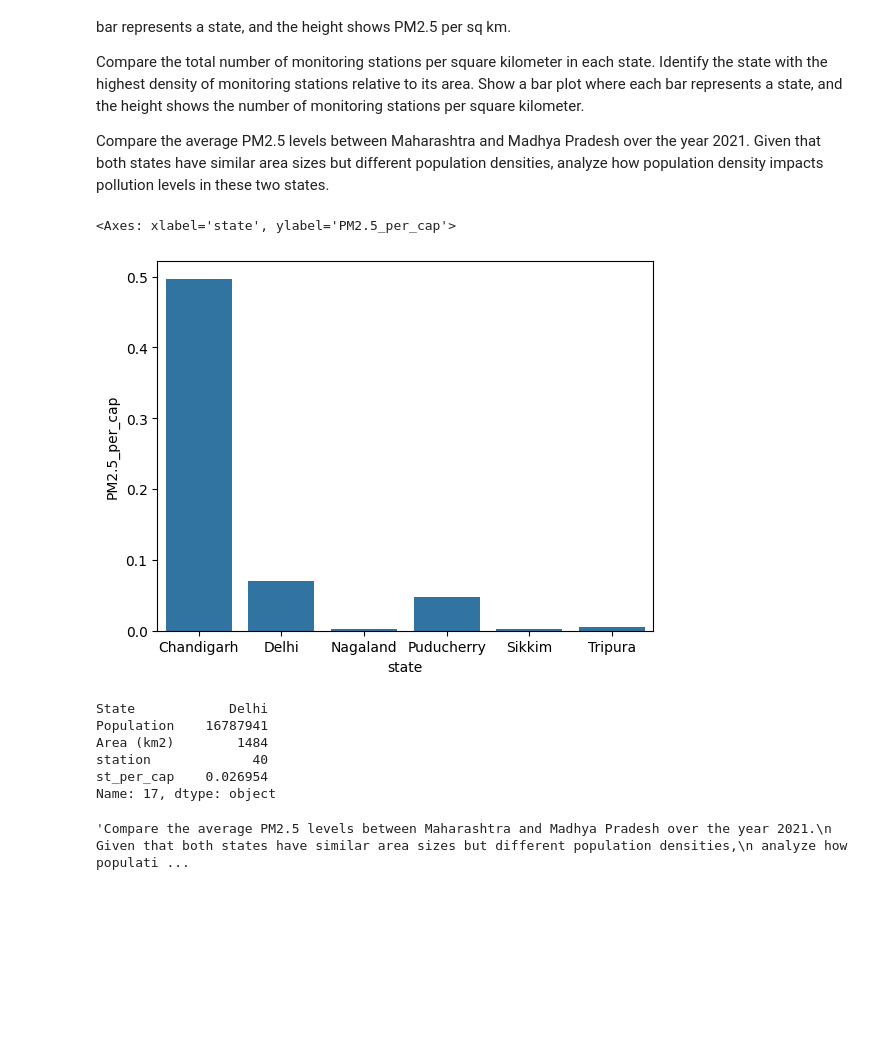
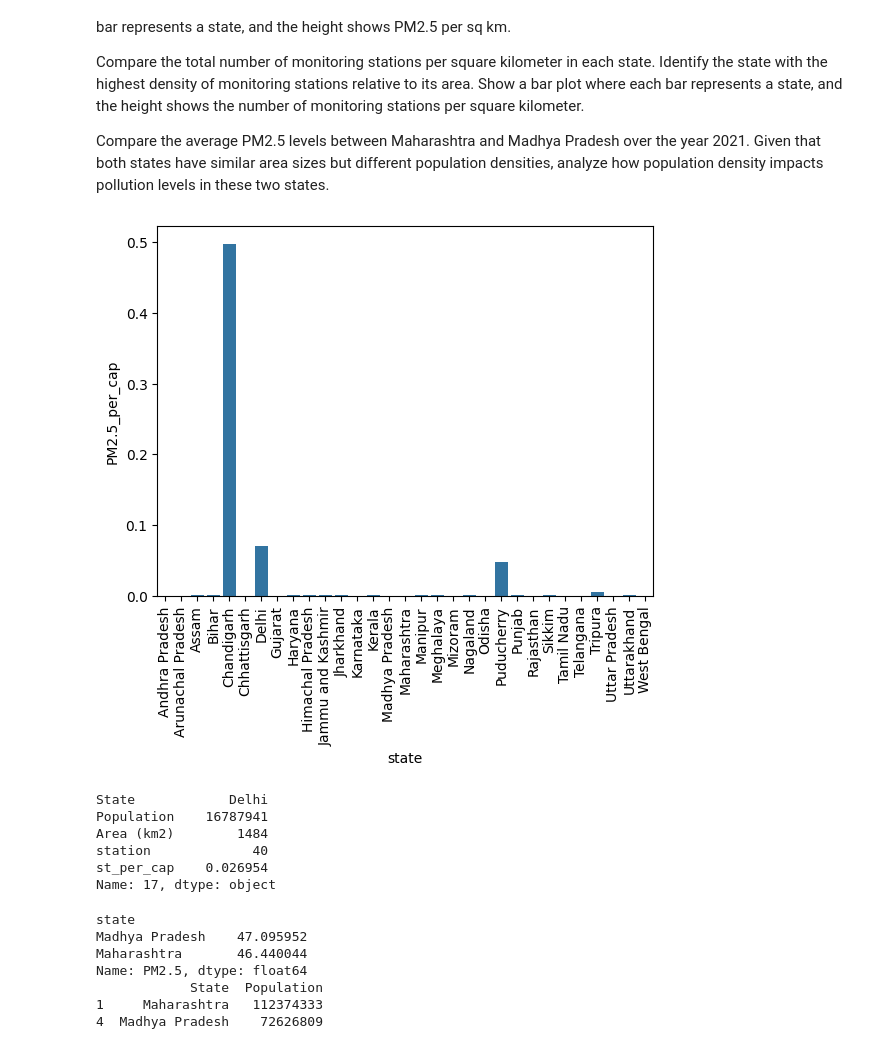
Before and after one commit to ishaank17/PSDV-Grp-ES-114-, a Jupyter notebook: Lab3/Lab3.ipynb, the cells around one changed output. Cells and saved outputs as stored; diff of their text form; code cells hidden in the pictures; blank space fills up the shorter version.

```diff
--- a/Lab3/Lab3.ipynb
+++ b/Lab3/Lab3.ipynb
@@ -7,7 +7,7 @@ import numpy as np
 # %%
 data = pd.read_csv(r"C:\Users\Ishaan\Desktop\DataSet\Data.csv")
 pop_data = pd.read_csv(r"C:\Users\Ishaan\Desktop\DataSet\State_data.csv")
-
+ncap=pd.read_csv(r"C:\Users\Ishaan\Desktop\DataSet\NCAP_Funding.csv")
 szn_grp = {
     12: 'Winter', 1: 'Winter', 2: 'Winter',
     3: 'Summer', 4: 'Summer', 5: 'Summer',
@@ -37,6 +37,9 @@ states=np.sort(data["state"].unique().astype(str))
 stations=np.sort(data["station"].unique().astype(str))
 Date=pd.to_datetime(data["Timestamp"])
 
+pop_data.eval("density = Population / `Area (km2)` ", inplace=True)
+
 data_copy = data #copy of the data for later use if required
+print(pop_data)
 data
 # %% [output]
@@ -325,7 +362,6 @@ X-axis: Population density (people per square kilometer).
 Y-axis: Average PM2.5 concentration.
 Use a scatter plot to show the relationship, where each point represents a state.'''
 
-st_poll['density'] = st_poll['Population'] / st_poll["Area (km2)"]
 a = st_poll.groupby('state')[["density", "PM2.5"]].mean()
 sns.scatterplot(data = a ,x='density', y='PM2.5')
 # %% [output]
@@ -361,21 +397,19 @@ Compare the average PM2.5 levels between Maharashtra and Madhya Pradesh over the
 # %%
 '''
 Which state has the highest PM2.5 concentration per square kilometer? Plot the pollution levels for all states relative to their area.
 X-axis: States.
 Y-axis: PM2.5 concentration per square kilometer.
 Use a bar plot where each bar represents a state, and the height shows PM2.5 per sq km.'''
 
 a = st_poll
 a['PM2.5_per_cap'] = st_poll["PM2.5"] / st_poll["Area (km2)"]
 a = a.groupby('state')["PM2.5_per_cap"].mean()
-c = a.nlargest(7)
-c = c.iloc[-1]
-b = a > c
-a = a[b]
+
 sns.barplot(data=a, )
+plt.xticks(rotation=90)
+plt.show()
 # %% [output]
-<Axes: xlabel='state', ylabel='PM2.5_per_cap'>
-[figure, old version]
+[figure, new version]
 # %%
 '''Compare the total number of monitoring stations per square kilometer in each state.
  Identify the state with the highest density of monitoring stations relative to its area.
@@ -397,5 +431,16 @@ Name: 17, dtype: object
 '''Compare the average PM2.5 levels between Maharashtra and Madhya Pradesh over the year 2021.
  Given that both states have similar area sizes but different population densities,
  analyze how population density impacts pollution levels in these two states.'''
+
+mask=st_poll.Timestamp.dt.year==2021
+ExtractedData=st_poll[mask].query("state == 'Maharashtra' | state =='Madhya Pradesh' ")
+print(ExtractedData.groupby("state")["PM2.5"].mean())
+print(pop_data.query("State == 'Maharashtra' | State =='Madhya Pradesh' ")[["State","Population"]])
 # %% [output]
-'Compare the average PM2.5 levels between Maharashtra and Madhya Pradesh over the year 2021.\n Given that both states have similar area sizes but different population densities,\n analyze how populati ...
+state
+Madhya Pradesh    47.095952
+Maharashtra       46.440044
+Name: PM2.5, dtype: float64
+            State  Population
+1     Maharashtra   112374333
+4  Madhya Pradesh    72626809
```
Also changed, not shown: parts of 11 cells of this notebook.
